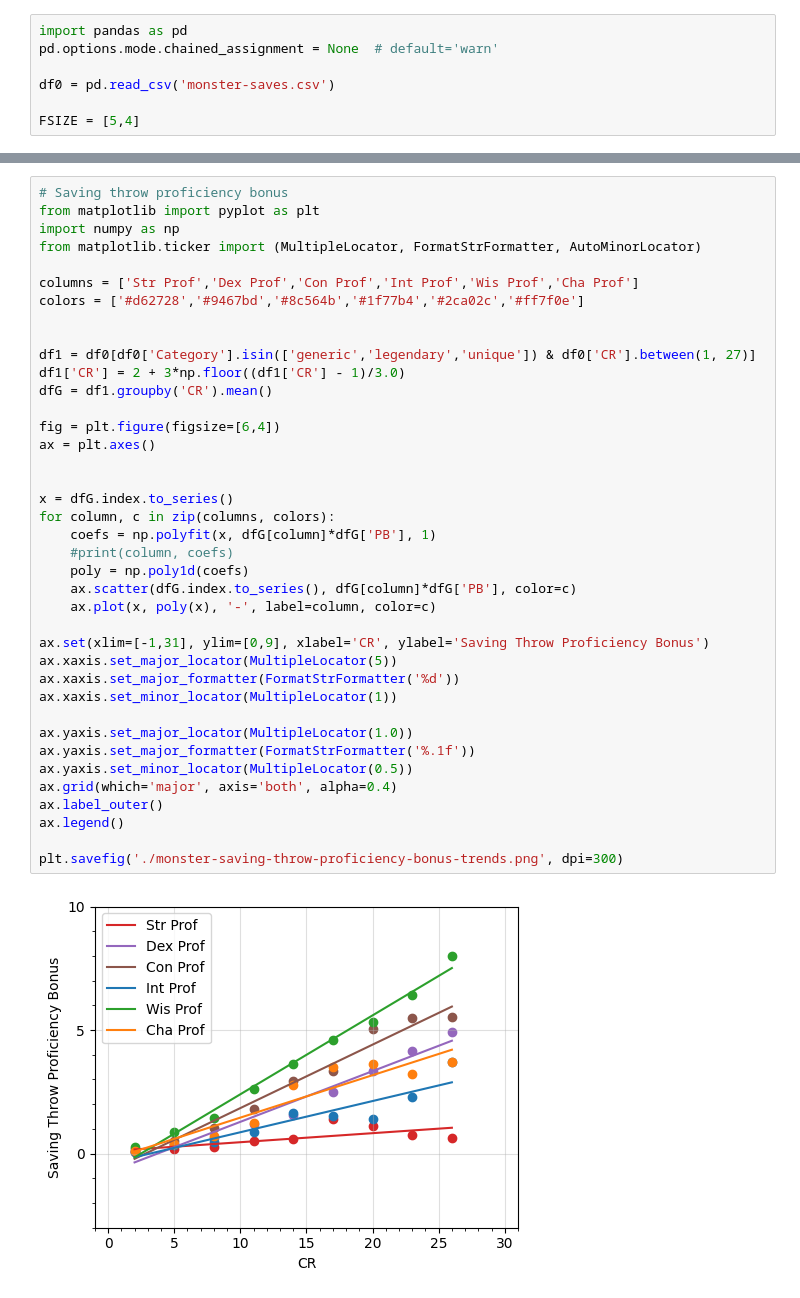
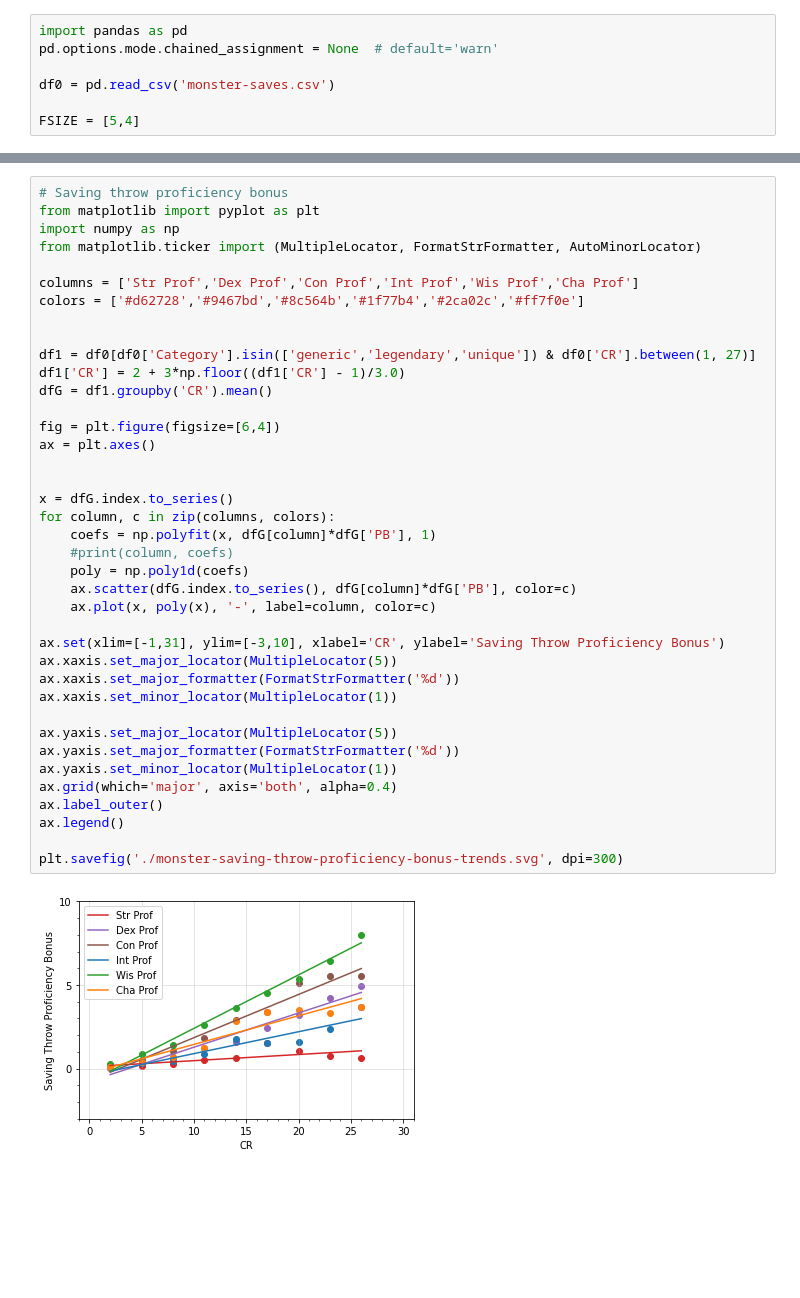
Before and after one commit to tomedunn/the-finished-book, a Jupyter notebook: _monsters/monster-saving-throws/monster-saving-throws-analysis.ipynb, the cells around one changed output, grey strips where cells are left out. Cells and saved outputs as stored; diff of their text form; blank space fills up the shorter version.

Commit message:
Updates posts with CM monsters

```diff
--- a/_monsters/monster-saving-throws/monster-saving-throws-analysis.ipynb
+++ b/_monsters/monster-saving-throws/monster-saving-throws-analysis.ipynb
@@ -138,39 +138,39 @@ from matplotlib.ticker import (MultipleLocator, FormatStrFormatter, AutoMinorLoc
 
 columns = ['Str Prof','Dex Prof','Con Prof','Int Prof','Wis Prof','Cha Prof']
 colors = ['#d62728','#9467bd','#8c564b','#1f77b4','#2ca02c','#ff7f0e']
 
 
 df1 = df0[df0['Category'].isin(['generic','legendary','unique']) & df0['CR'].between(1, 27)]
 df1['CR'] = 2 + 3*np.floor((df1['CR'] - 1)/3.0)
 dfG = df1.groupby('CR').mean()
 
 fig = plt.figure(figsize=[6,4])
 ax = plt.axes()
 
 
 x = dfG.index.to_series()
 for column, c in zip(columns, colors):
     coefs = np.polyfit(x, dfG[column]*dfG['PB'], 1)
     #print(column, coefs)
     poly = np.poly1d(coefs)
     ax.scatter(dfG.index.to_series(), dfG[column]*dfG['PB'], color=c)
     ax.plot(x, poly(x), '-', label=column, color=c)
 
-ax.set(xlim=[-1,31], ylim=[0,9], xlabel='CR', ylabel='Saving Throw Proficiency Bonus')
+ax.set(xlim=[-1,31], ylim=[-3,10], xlabel='CR', ylabel='Saving Throw Proficiency Bonus')
 ax.xaxis.set_major_locator(MultipleLocator(5))
 ax.xaxis.set_major_formatter(FormatStrFormatter('%d'))
 ax.xaxis.set_minor_locator(MultipleLocator(1))
 
-ax.yaxis.set_major_locator(MultipleLocator(1.0))
-ax.yaxis.set_major_formatter(FormatStrFormatter('%.1f'))
-ax.yaxis.set_minor_locator(MultipleLocator(0.5))
+ax.yaxis.set_major_locator(MultipleLocator(5))
+ax.yaxis.set_major_formatter(FormatStrFormatter('%d'))
+ax.yaxis.set_minor_locator(MultipleLocator(1))
 ax.grid(which='major', axis='both', alpha=0.4)
 ax.label_outer()
 ax.legend()
 
-plt.savefig('./monster-saving-throw-proficiency-bonus-trends.png', dpi=300)
+plt.savefig('./monster-saving-throw-proficiency-bonus-trends.svg', dpi=300)
 # %% [output]
-[figure, old version]
+[figure, new version]
 # %%
 # Saving throw bonuses breakdown - horizontal
 from matplotlib import pyplot as plt
```
Also changed, not shown: parts of 5 cells of this notebook, 36 other files.
